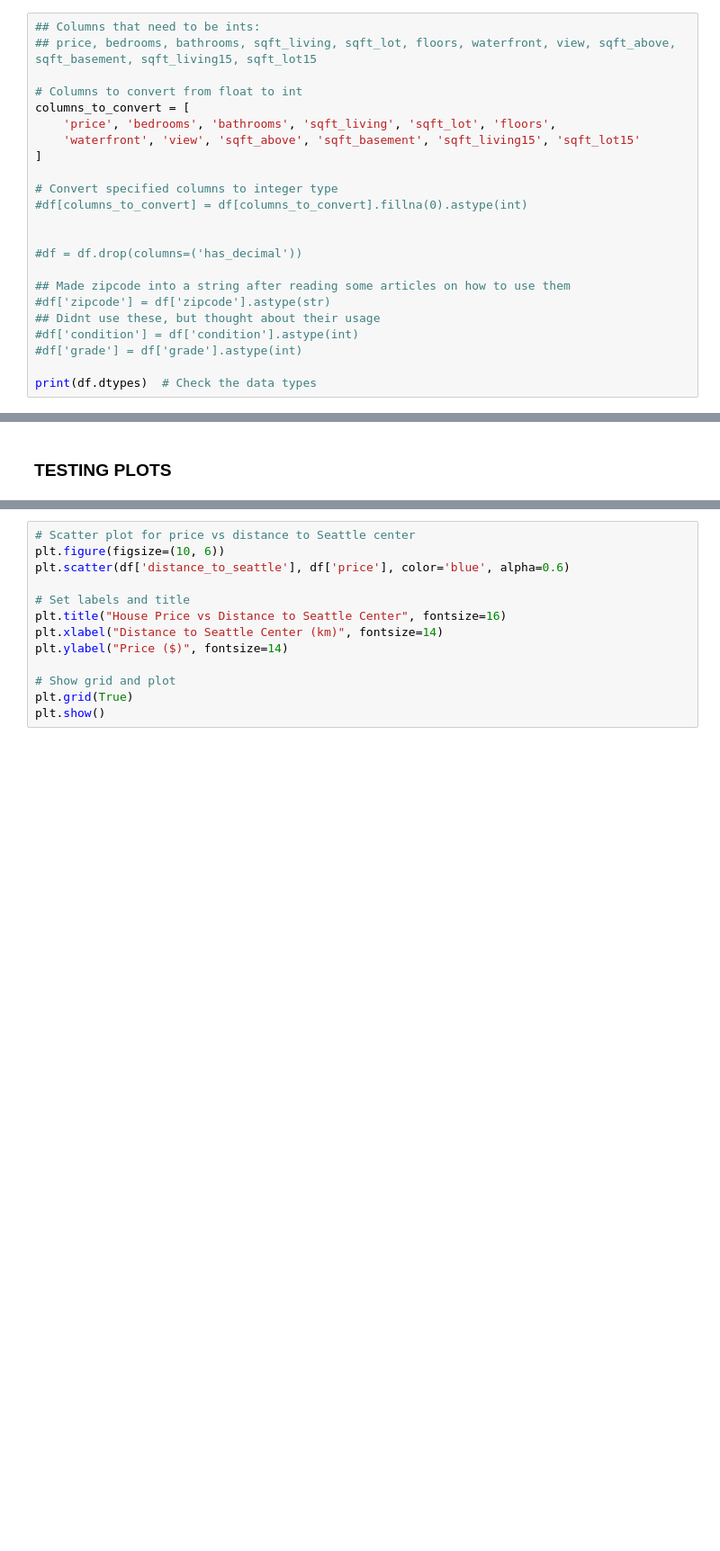
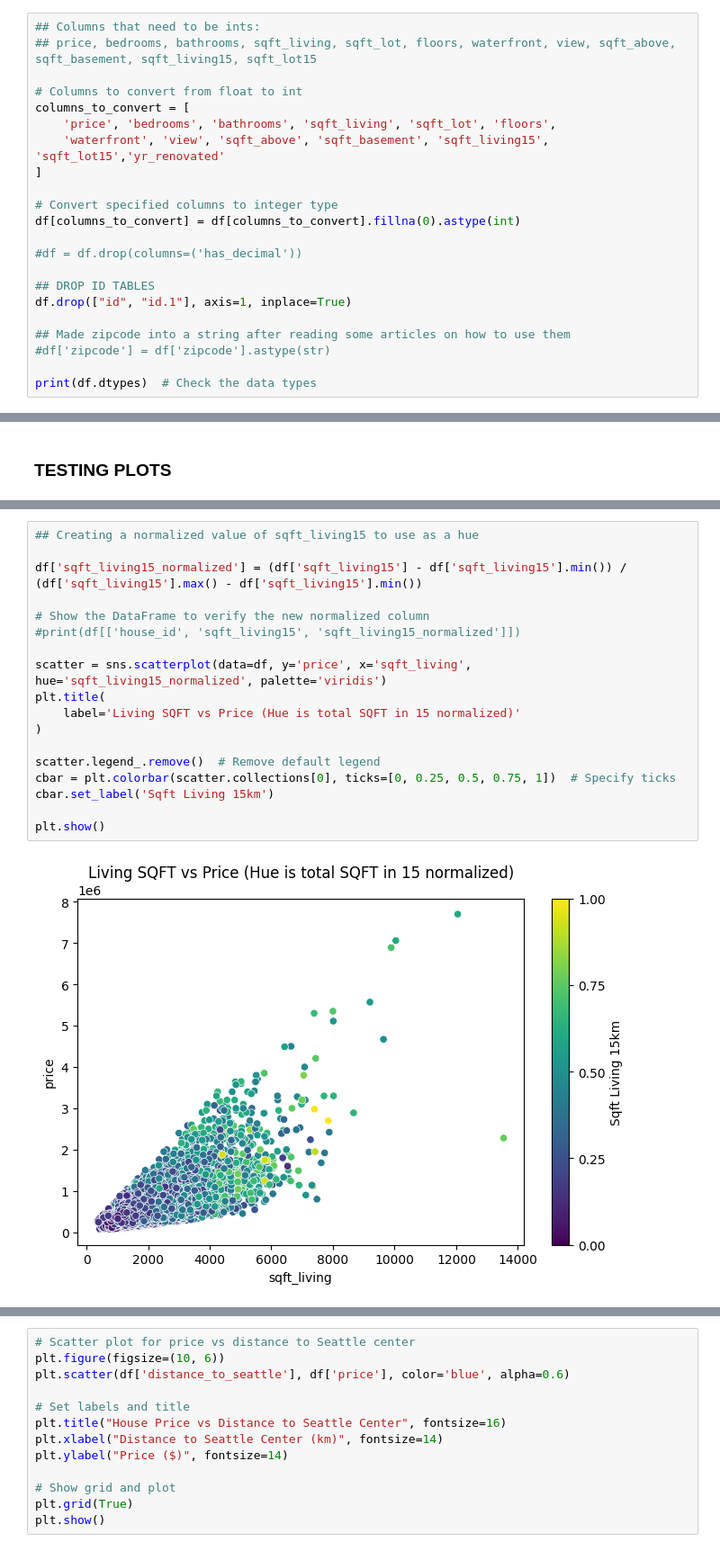
Before and after one commit to RehlytC/EDA_Project, a Jupyter notebook: EDA.ipynb, the cells around one changed output, grey strips where cells are left out. Shown at 90% size. Cells and saved outputs as stored; diff of their text form; blank space fills up the shorter version.

```diff
--- a/EDA.ipynb
+++ b/EDA.ipynb
@@ -191,19 +173,18 @@ memory usage: 3.8+ MB
 # Columns to convert from float to int
 columns_to_convert = [
     'price', 'bedrooms', 'bathrooms', 'sqft_living', 'sqft_lot', 'floors',
-    'waterfront', 'view', 'sqft_above', 'sqft_basement', 'sqft_living15', 'sqft_lot15'
+    'waterfront', 'view', 'sqft_above', 'sqft_basement', 'sqft_living15', 'sqft_lot15','yr_renovated'
 ]
 
 # Convert specified columns to integer type
-#df[columns_to_convert] = df[columns_to_convert].fillna(0).astype(int)
-
+df[columns_to_convert] = df[columns_to_convert].fillna(0).astype(int)
 
 #df = df.drop(columns=('has_decimal'))
 
+## DROP ID TABLES
+df.drop(["id", "id.1"], axis=1, inplace=True)
+
 ## Made zipcode into a string after reading some articles on how to use them
 #df['zipcode'] = df['zipcode'].astype(str)
-## Didnt use these, but thought about their usage
-#df['condition'] = df['condition'].astype(int)
-#df['grade'] = df['grade'].astype(int)
 
 print(df.dtypes)  # Check the data types
@@ -666,0 +210,20 @@ df['distance_to_seattle'] = df.apply(lambda row: haversine(row['lat'], row['long
+# %%
+## Creating a normalized value of sqft_living15 to use as a hue
+
+df['sqft_living15_normalized'] = (df['sqft_living15'] - df['sqft_living15'].min()) / (df['sqft_living15'].max() - df['sqft_living15'].min())
+
+# Show the DataFrame to verify the new normalized column
+#print(df[['house_id', 'sqft_living15', 'sqft_living15_normalized']])
+
+scatter = sns.scatterplot(data=df, y='price', x='sqft_living', hue='sqft_living15_normalized', palette='viridis')
+plt.title(
+    label='Living SQFT vs Price (Hue is total SQFT in 15 normalized)'
+)
+
+scatter.legend_.remove()  # Remove default legend
+cbar = plt.colorbar(scatter.collections[0], ticks=[0, 0.25, 0.5, 0.75, 1])  # Specify ticks
+cbar.set_label('Sqft Living 15km')
+
+plt.show()
+# %% [output]
+[figure, added]
```
Also changed, not shown: parts of 80 cells of this notebook, 1 other file.
